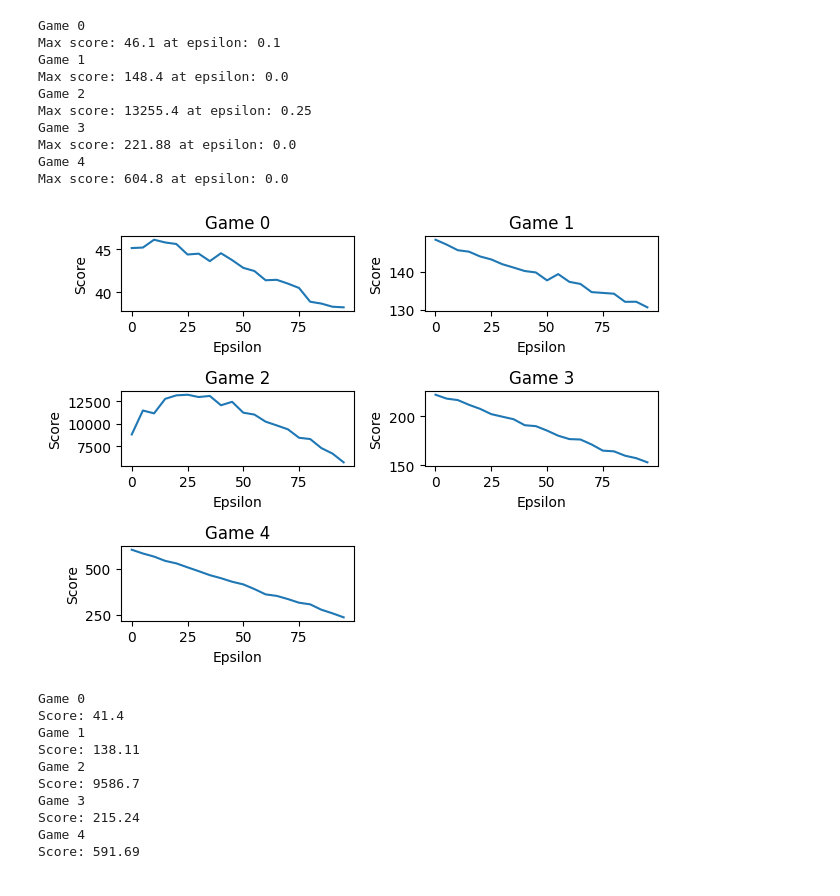
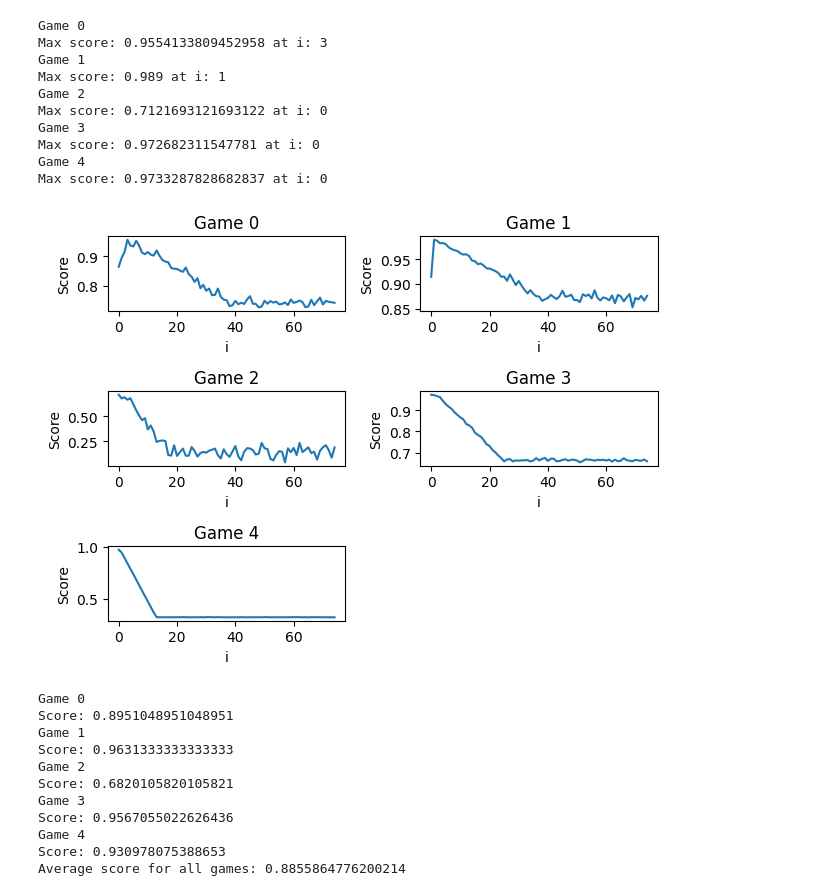
Before and after one commit to hci-gu/markovai, a Jupyter notebook: play.ipynb, the cells around one changed output. Cells and saved outputs as stored; diff of their text form; code cells hidden in the pictures.

Commit message:
Igt variant 2 and more simulations

```diff
--- a/play.ipynb
+++ b/play.ipynb
@@ -4,6 +4,7 @@ import json
 import pickle
 import random
 import math
+import numpy as np
 
 def loadGame(game):
     with open('./games/'+game+'.json') as f:
@@ -18,7 +19,7 @@ def loadGame(game):
 games = [
     loadGame('balloon'),
     loadGame('riskavoidance'),
-    loadGame('igt-variant'),
+    loadGame('igt-variant2'),
     loadGame('double'),
     loadGame('tripple'),
 ]
@@ -149,3 +156,22 @@ def runEpsilonGreedySimulation(game):
         # print(str(epsilon) + ' Score: ' + str(avgScore))
         epsilonScores.append(avgScore)
     return epsilonScores
+
+import matplotlib.pyplot as plt
+# run simulation and plot in a grid
+for i in range(0,len(games)):
+    print('Game ' + str(i))
+    epsilonScores = [x/games[i]['expectedBest'] for x in runEpsilonGreedySimulation(games[i])]
+    # get max score index
+    maxScoreIndex = epsilonScores.index(max(epsilonScores))
+    # print max score
+    print('Max score: ' + str(epsilonScores[maxScoreIndex]) + ' at epsilon: ' + str(maxScoreIndex*5/100.0))
+    plt.subplot(3, 2, i+1)
+    # add margin between plots
+    plt.subplots_adjust(hspace=0.5)
+    plt.title('Game ' + str(i))
+    plt.plot(range(0, 100, 5), epsilonScores)
+    plt.xlabel('Epsilon')
+    plt.ylabel('Score')
+    # tight fit
+    plt.tight_layout()
@@ -152,34 +222,47 @@ def runEpsilonGreedySimulation(game):
 # %%
+def runEpsilonNiklasSimulation(game):
+    epsilonScores = []
+    for epsilon in range(0, 75, 1):
+        scores = []
+        for i in range(100):
+            score = runGame(game, lambda x:epsilonGreedy(selectBestPath, 0), True, epsilon)
+            scores.append(score)
+
+        avgScore = sum(scores) / len(scores)
+        # print(str(epsilon) + ' Score: ' + str(avgScore))
+        epsilonScores.append(avgScore)
+    return epsilonScores
+
 import matplotlib.pyplot as plt
 # run simulation and plot in a grid
 for i in range(0,len(games)):
     print('Game ' + str(i))
-    epsilonScores = runEpsilonGreedySimulation(games[i])
+    epsilonScores = [x/games[i]['expectedBest'] for x in runEpsilonNiklasSimulation(games[i])]
     # get max score index
     maxScoreIndex = epsilonScores.index(max(epsilonScores))
     # print max score
-    print('Max score: ' + str(epsilonScores[maxScoreIndex]) + ' at epsilon: ' + str(maxScoreIndex*5/100.0))
+    print('Max score: ' + str(epsilonScores[maxScoreIndex]) + ' at i: ' + str(maxScoreIndex))
     plt.subplot(3, 2, i+1)
     # add margin between plots
     plt.subplots_adjust(hspace=0.5)
     plt.title('Game ' + str(i))
-    plt.plot(range(0, 100, 5), epsilonScores)
-    plt.xlabel('Epsilon')
+    plt.plot(range(0, 75, 1), epsilonScores)
+    plt.xlabel('i')
     plt.ylabel('Score')
     # tight fit
     plt.tight_layout()
 # %% [output]
 Game 0
-Max score: 46.1 at epsilon: 0.1
+Max score: 0.9554133809452958 at i: 3
 Game 1
-Max score: 148.4 at epsilon: 0.0
+Max score: 0.989 at i: 1
 Game 2
-Max score: 13255.4 at epsilon: 0.25
+Max score: 0.7121693121693122 at i: 0
 Game 3
-Max score: 221.88 at epsilon: 0.0
+Max score: 0.972682311547781 at i: 0
 Game 4
-Max score: 604.8 at epsilon: 0.0
+Max score: 0.9733287828682837 at i: 0
-[figure, old version]
+[figure, new version]
 # %%
 def ucb1(i):
     def selectPath(paths):
@@ -218,19 +301,22 @@ import matplotlib.pyplot as plt
 scores = []
 for i in range(0,len(games)):
     print('Game ' + str(i))
-    score = runUCB1Simulation(games[i])
+    score = runUCB1Simulation(games[i]) / games[i]['expectedBest']
     scores.append(score)
     print('Score: ' + str(score))
 
 # plt.bar(range(len(scores)), scores)
+
+print('Average score for all games: ' + str(np.average(scores)))
 # %% [output]
 Game 0
-Score: 41.4
+Score: 0.8951048951048951
 Game 1
-Score: 138.11
+Score: 0.9631333333333333
 Game 2
-Score: 9586.7
+Score: 0.6820105820105821
 Game 3
-Score: 215.24
+Score: 0.9567055022626436
 Game 4
-Score: 591.69
+Score: 0.930978075388653
+Average score for all games: 0.8855864776200214
```
Also changed, not shown: parts of 7 cells of this notebook, 1 other file.
